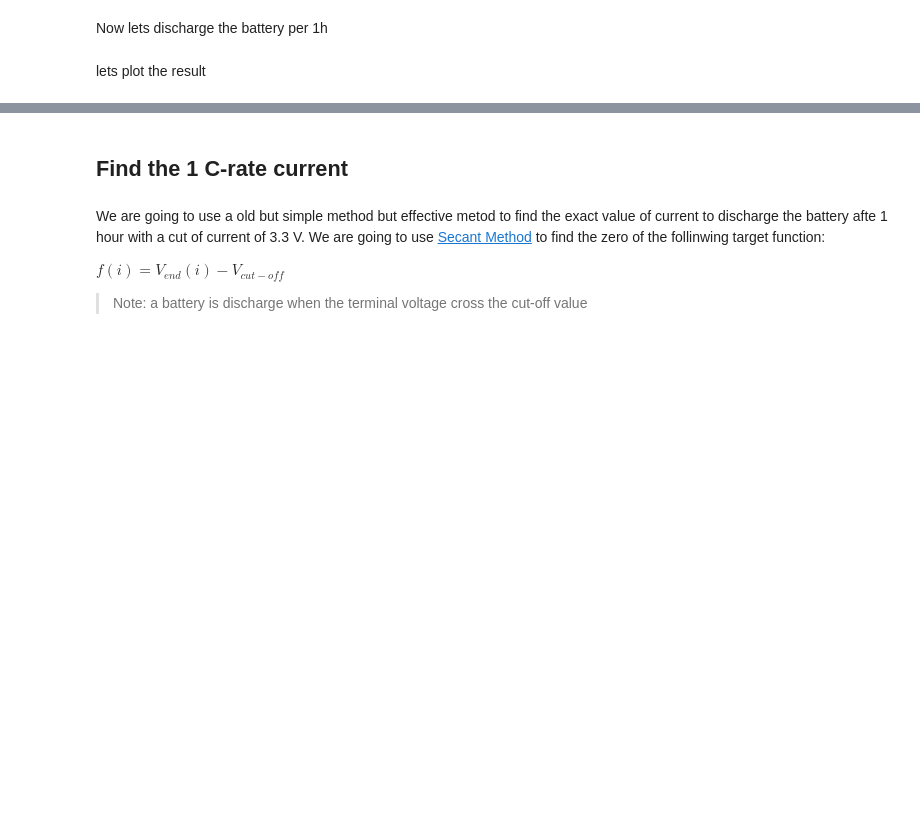
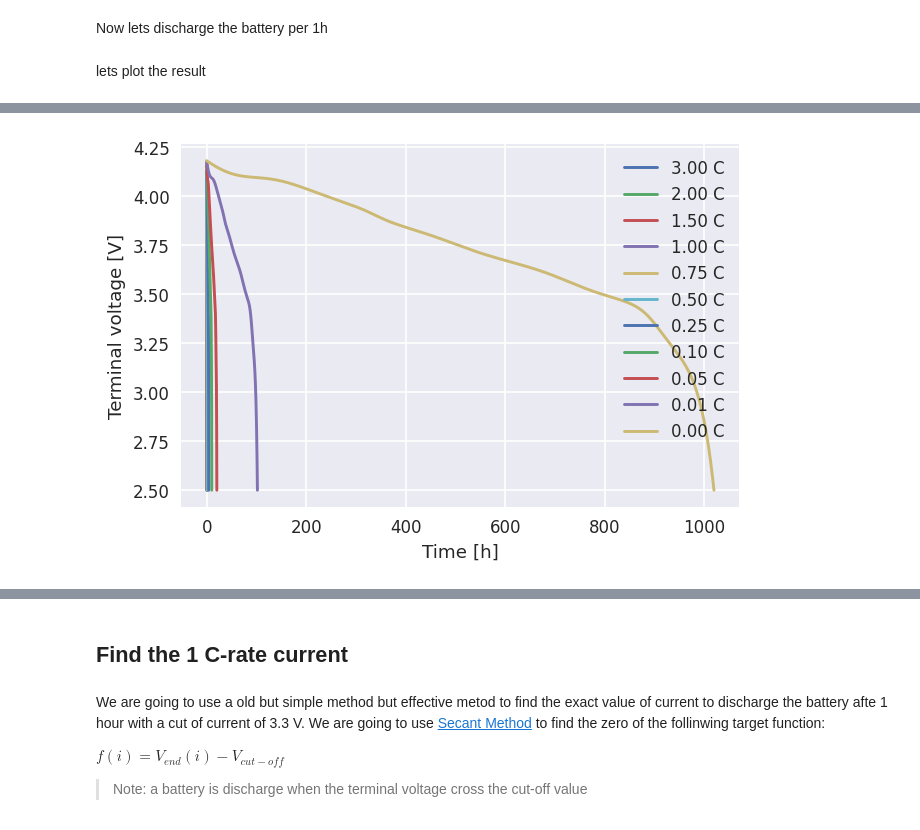
Before and after one commit to paolodeangelis/Energy_storage, a Jupyter notebook: 2-Hands-on_LIB_modelling.ipynb, the cells around one changed output, grey strips where cells are left out. Cells and saved outputs as stored; diff of their text form; code cells hidden in the pictures; blank space fills up the shorter version.

```diff
--- a/2-Hands-on_LIB_modelling.ipynb
+++ b/2-Hands-on_LIB_modelling.ipynb
@@ -99,0 +119,17 @@ plt.show()
+# %%
+C_RATE  = NOMINAL_Q /1.
+C_RATES = [3, 2, 1.5, 1, 0.75, 0.5, 0.25, 0.1, 0.05, 0.01, 0.001]
+
+times = []
+voltages = []
+
+for c_rate in C_RATES:
+    t_eval = np.linspace(0, 4000/c_rate, max(500, int(50000*c_rate)) )
+    solution = solver.solve(model, t_eval, inputs={'Current function [A]': C_RATE*c_rate})
+    times.append(
+        solution["Time [h]"].entries
+    )
+    voltages.append(
+        solution["Terminal voltage [V]"].entries
+    )
+    print(f"C-Rate {c_rate:>6}: Discharged in {times[-1].max():>6.3g} h")
@@ -99,0 +148,14 @@ plt.show()
+# %%
+fig = plt.figure(figsize=(6,4), dpi=120)
+
+with plt.style.context('seaborn'):
+    ax = fig.add_subplot(111)
+    for i, c_rate in enumerate(C_RATES):
+        ax.plot(times[i], voltages[i], label=f'{c_rate:1.2f} C')
+    ax.set_xlabel("Time [h]")
+    ax.set_ylabel("Terminal voltage [V]")
+    ax.legend()
+
+plt.show()
+# %% [output]
+[figure, added]
```
Also changed, not shown: parts of 21 cells of this notebook.
